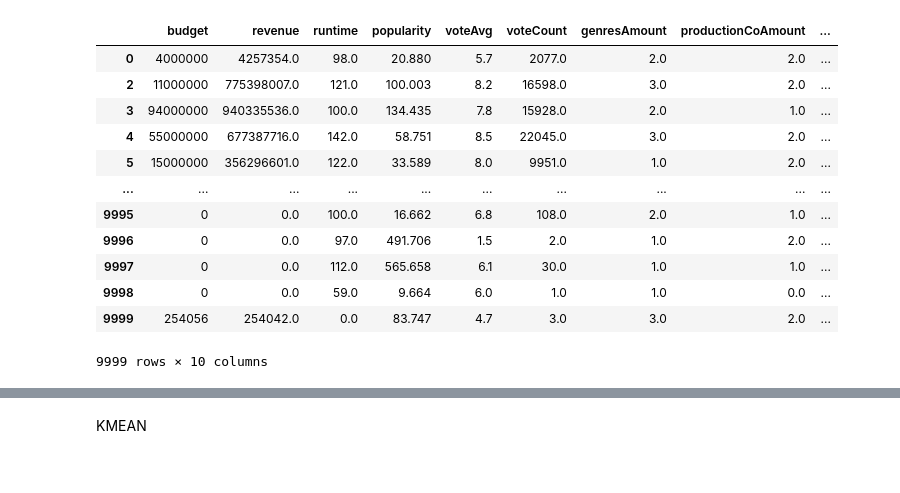
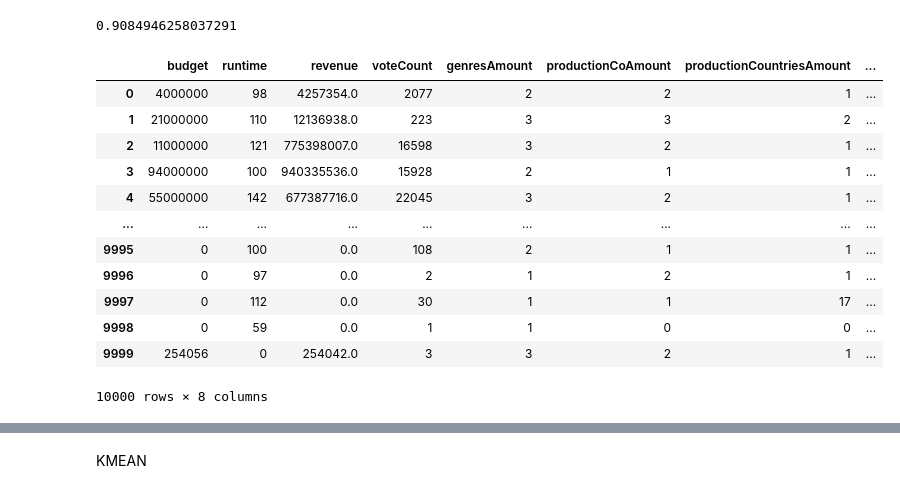
Before and after one commit to adrianrb469/md-lab2, a Jupyter notebook: lab2.ipynb, the cells around one changed output, grey strips where cells are left out. Cells and saved outputs as stored; diff of their text form; code cells hidden in the pictures.

```diff
--- a/lab2.ipynb
+++ b/lab2.ipynb
@@ -29,52 +21,49 @@ please provide us feedback at https://github.com/pandas-dev/pandas/issues/54466
 # %%
 import numpy as np
 from sklearn.neighbors import NearestNeighbors
 from sklearn.preprocessing import scale
 import pandas as pd
 
 #Estadistica de Hokpins
 movies_df =pd.read_csv('./movies.csv', encoding='latin1')
 def hopkins_statistic(X):
   sample = scale(X)
   n,d = X.shape
 
   m = int(0.1 * n) # 10% de la muestra
   neighbours = NearestNeighbors(n_neighbors=1).fit(X)
   rand_sample = np.random.random_sample(size=(m, d)) * (sample.max(axis=0) - sample.min(axis=0)) + sample.min(axis=0)
 
   u_dist, _ = neighbours.kneighbors(rand_sample, return_distance=True)
   u_dist_sum = np.sum(u_dist)
 
   w_dist, _ = neighbours.kneighbors(sample[np.random.choice(n, m, replace=False), :], return_distance=True)
   w_dist_sum = np.sum(w_dist)
 
   H = u_dist_sum / (u_dist_sum + w_dist_sum)
   return H
 
-variables = movies_df[['budget', 'revenue', 'runtime',  "popularity", "voteAvg", "voteCount", "genresAmount", "productionCoAmount", "productionCountriesAmount", "actorsAmount"]].dropna()
-# variables1 = movies_df[["voteCount","genresAmount", "productionCoAmount", "productionCountriesAmount", "actorsAmount"]].dropna()
-# variables = movies_df[["popularity", "voteAvg", "voteCount"]].dropna()
-# variables2 = movies_df[["budget", "revenue", "runtime"]].dropna()
+variables = movies_df[["budget", "runtime", "revenue", "voteCount", "genresAmount", "productionCoAmount", "productionCountriesAmount", "actorsAmount"]].dropna()
 variables['budget'].astype(str).str.replace(' ', '')
 
-# print(hopkins_statistic(variables1.values))
-# print(hopkins_statistic(variables2.values))
+print(hopkins_statistic(variables.values))
 
 variables
 # %% [output]
+0.9084946258037291
-|  | budget | revenue | runtime | popularity | voteAvg | voteCount | genresAmount | productionCoAmount | ... |
-| 0 | 4000000 | 4257354.0 | 98.0 | 20.880 | 5.7 | 2077.0 | 2.0 | 2.0 | ... |
-| 2 | 11000000 | 775398007.0 | 121.0 | 100.003 | 8.2 | 16598.0 | 3.0 | 2.0 | ... |
-| 3 | 94000000 | 940335536.0 | 100.0 | 134.435 | 7.8 | 15928.0 | 2.0 | 1.0 | ... |
-| 4 | 55000000 | 677387716.0 | 142.0 | 58.751 | 8.5 | 22045.0 | 3.0 | 2.0 | ... |
-| 5 | 15000000 | 356296601.0 | 122.0 | 33.589 | 8.0 | 9951.0 | 1.0 | 2.0 | ... |
-| ... | ... | ... | ... | ... | ... | ... | ... | ... | ... |
-| 9995 | 0 | 0.0 | 100.0 | 16.662 | 6.8 | 108.0 | 2.0 | 1.0 | ... |
-| 9996 | 0 | 0.0 | 97.0 | 491.706 | 1.5 | 2.0 | 1.0 | 2.0 | ... |
-| 9997 | 0 | 0.0 | 112.0 | 565.658 | 6.1 | 30.0 | 1.0 | 1.0 | ... |
-| 9998 | 0 | 0.0 | 59.0 | 9.664 | 6.0 | 1.0 | 1.0 | 0.0 | ... |
-| 9999 | 254056 | 254042.0 | 0.0 | 83.747 | 4.7 | 3.0 | 3.0 | 2.0 | ... |
+|  | budget | runtime | revenue | voteCount | genresAmount | productionCoAmount | productionCountriesAmount | ... |
+| 0 | 4000000 | 98 | 4257354.0 | 2077 | 2 | 2 | 1 | ... |
+| 1 | 21000000 | 110 | 12136938.0 | 223 | 3 | 3 | 2 | ... |
+| 2 | 11000000 | 121 | 775398007.0 | 16598 | 3 | 2 | 1 | ... |
+| 3 | 94000000 | 100 | 940335536.0 | 15928 | 2 | 1 | 1 | ... |
+| 4 | 55000000 | 142 | 677387716.0 | 22045 | 3 | 2 | 1 | ... |
+| ... | ... | ... | ... | ... | ... | ... | ... | ... |
+| 9995 | 0 | 100 | 0.0 | 108 | 2 | 1 | 1 | ... |
+| 9996 | 0 | 97 | 0.0 | 2 | 1 | 2 | 1 | ... |
+| 9997 | 0 | 112 | 0.0 | 30 | 1 | 1 | 17 | ... |
+| 9998 | 0 | 59 | 0.0 | 1 | 1 | 0 | 0 | ... |
+| 9999 | 254056 | 0 | 254042.0 | 3 | 3 | 2 | 1 | ... |
-9999 rows × 10 columns
+10000 rows × 8 columns
 # %%
 import pandas as pd
 #import the packages
```
Also changed, not shown: parts of 9 cells of this notebook.
